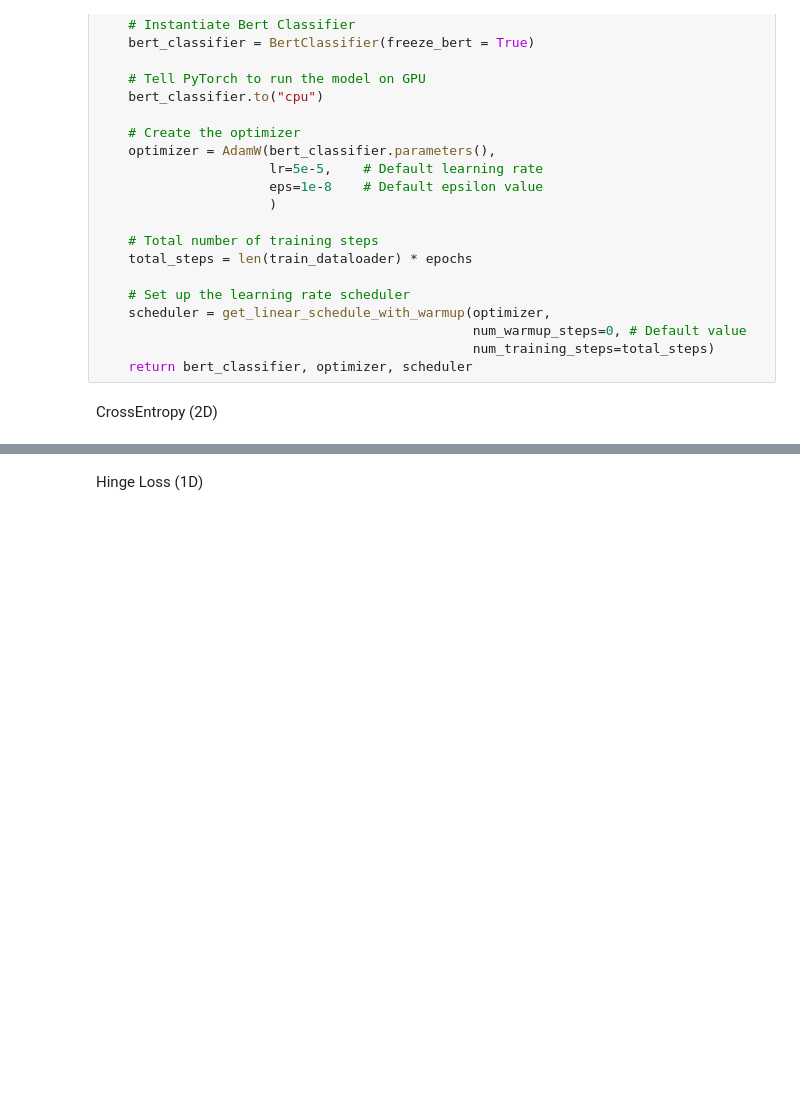
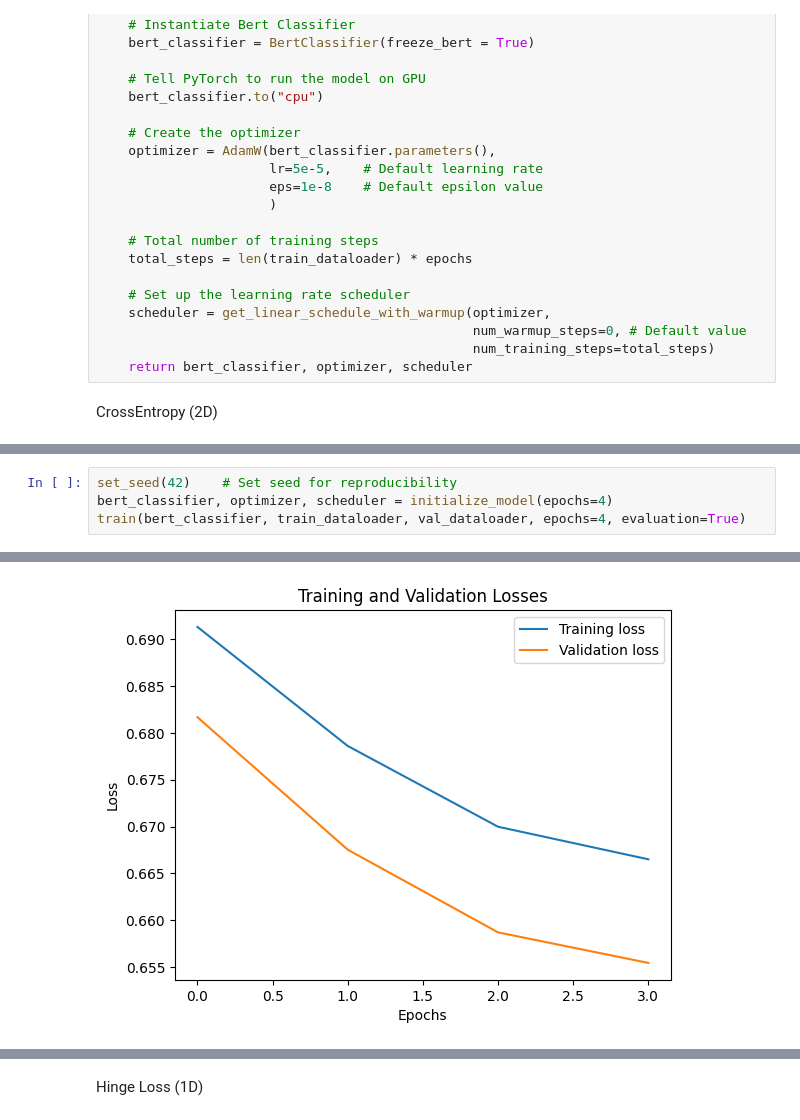
Before and after one commit to PuchToTalk/LLM, a Jupyter notebook: Sentiment_analysis.ipynb, the cells around one changed output, grey strips where cells are left out. Cells and saved outputs as stored; diff of their text form; blank space fills up the shorter version.

```diff
--- a/Sentiment_analysis.ipynb
+++ b/Sentiment_analysis.ipynb
@@ -409,0 +420,5 @@ def evaluate(model, val_dataloader):
+# %%
+set_seed(42)    # Set seed for reproducibility
+bert_classifier, optimizer, scheduler = initialize_model(epochs=4)
+train(bert_classifier, train_dataloader, val_dataloader, epochs=4, evaluation=True)
+# %% [output]
@@ -409,0 +435 @@ def evaluate(model, val_dataloader):
+[figure, added]
```
Also changed, not shown: parts of 29 cells of this notebook.
